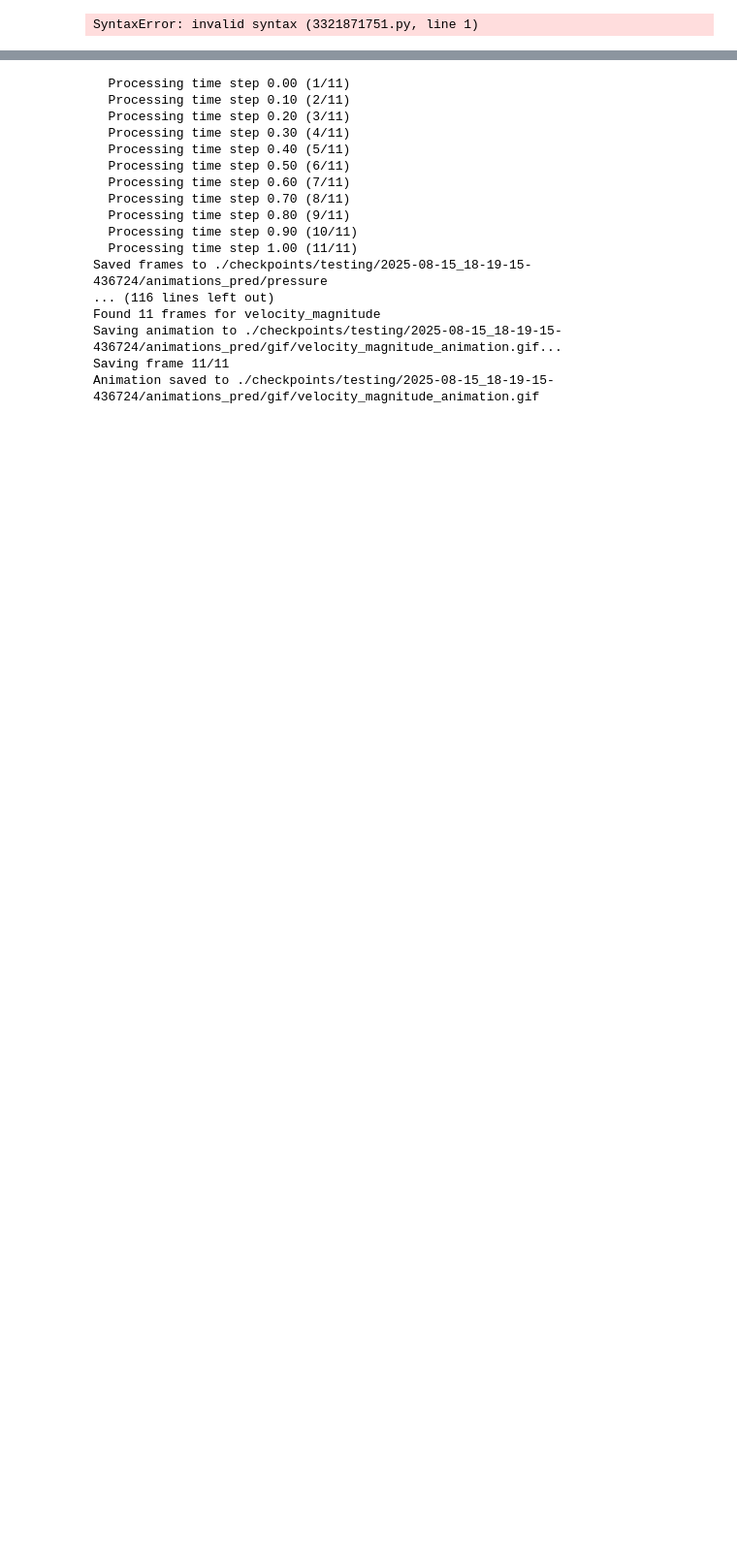
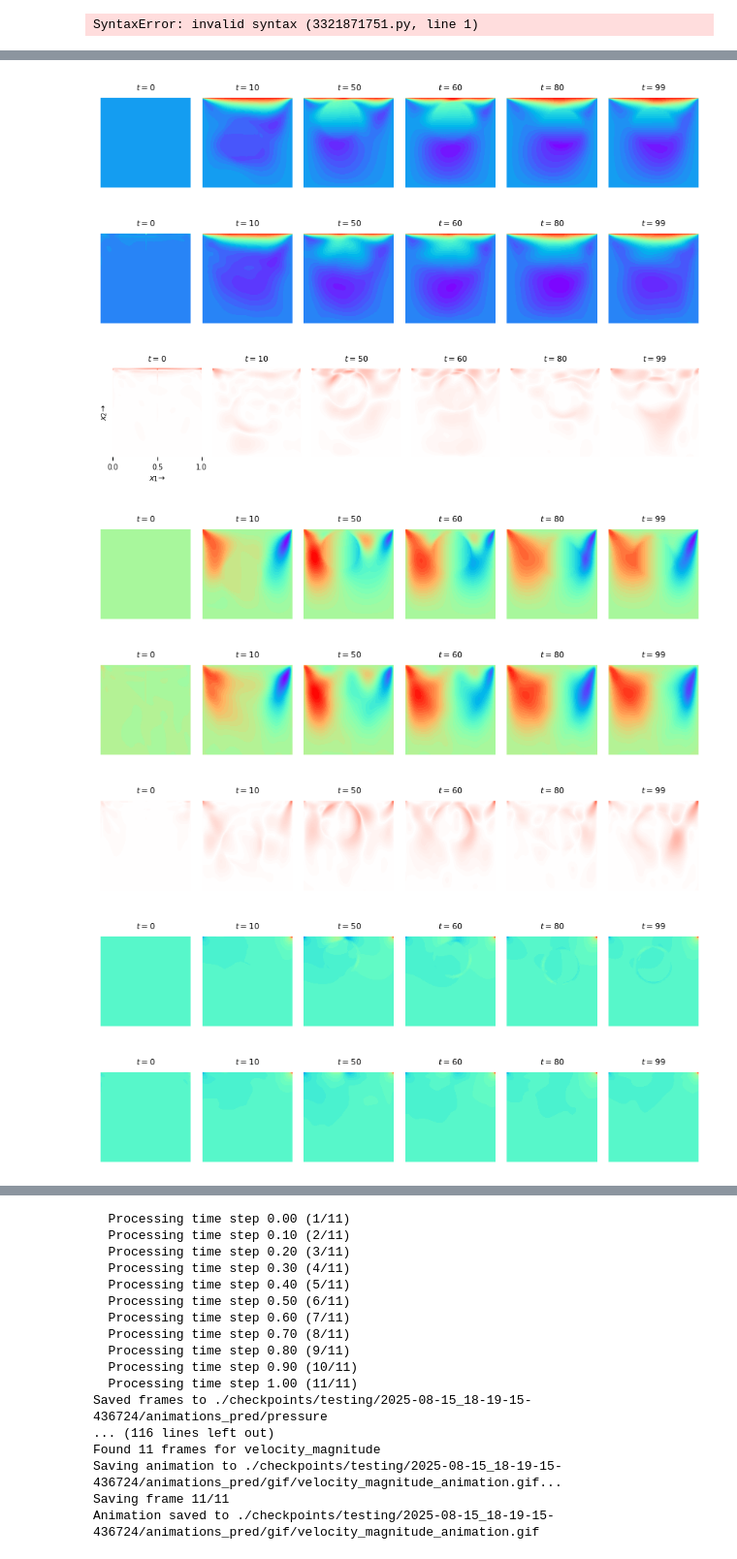
Before and after one commit to afrah/pinn_fsi_ibm, a Jupyter notebook: src/notebook/m1_testing.ipynb, the cells around one changed output, grey strips where cells are left out. Shown: that part at 97% size. Cells and saved outputs as stored; diff of their text form; code cells hidden in the pictures; blank space fills up the shorter version.

```diff
--- a/src/notebook/m1_testing.ipynb
+++ b/src/notebook/m1_testing.ipynb
@@ -239,0 +452,55 @@ INFO:src.utils.logger:Relative L2 error for p: 3.39e+01 %
+# %%
+
+
+
+# Usage example:
+analyzer = CavityFlowAnalyzer(logger, config["device"])
+data_path = "./data/IB_PINN3.mat"
+analyzer.load_data(data_path, tstep=101, xstep=102, ystep=102, skip=1)
+
+# Plot time series for u variable (exact solution)
+time_steps = [0, 10, 50, 60, 80, 99]  # Specify which time steps to plot
+analyzer.plot_time_series_for_variable(
+    variable_name="u",
+    time_steps=time_steps,
+    transpose=True,
+    solution_type="exact",
+    draw_axis_ticks = False
+)
+
+# Plot time series for u variable (predictions)
+analyzer.plot_time_series_for_variable(
+    variable_name="u",
+    time_steps=time_steps,
+    transpose=True,
+    solution_type="pred",
+    draw_axis_ticks = False
+
+)
+
+# Plot time series for u variable (errors)
+analyzer.plot_time_series_for_variable(
+    variable_name="u",
+    time_steps=time_steps,
+    transpose=True,
+    solution_type="error",
+    draw_axis_ticks = True
+)
+
+# You can also plot for v and p variables:
+analyzer.plot_time_series_for_variable("v", time_steps, transpose=True, solution_type="exact")
+analyzer.plot_time_series_for_variable("v", time_steps, transpose=True, solution_type="pred")
+analyzer.plot_time_series_for_variable("v", time_steps, transpose=True, solution_type="error")
+
+analyzer.plot_time_series_for_variable("p", time_steps, transpose=True, solution_type="exact")
+analyzer.plot_time_series_for_variable("p", time_steps, transpose=True, solution_type="pred")
+analyzer.plot_time_series_for_variable("p", time_steps, transpose=True, solution_type="error")
+# %% [output]
+[figure, added]
+[figure, added]
+[figure, added]
+[figure, added]
+[figure, added]
+[figure, added]
+[figure, added]
+[figure, added]
```
Also changed, not shown: parts of 14 cells of this notebook, 5 other files.
